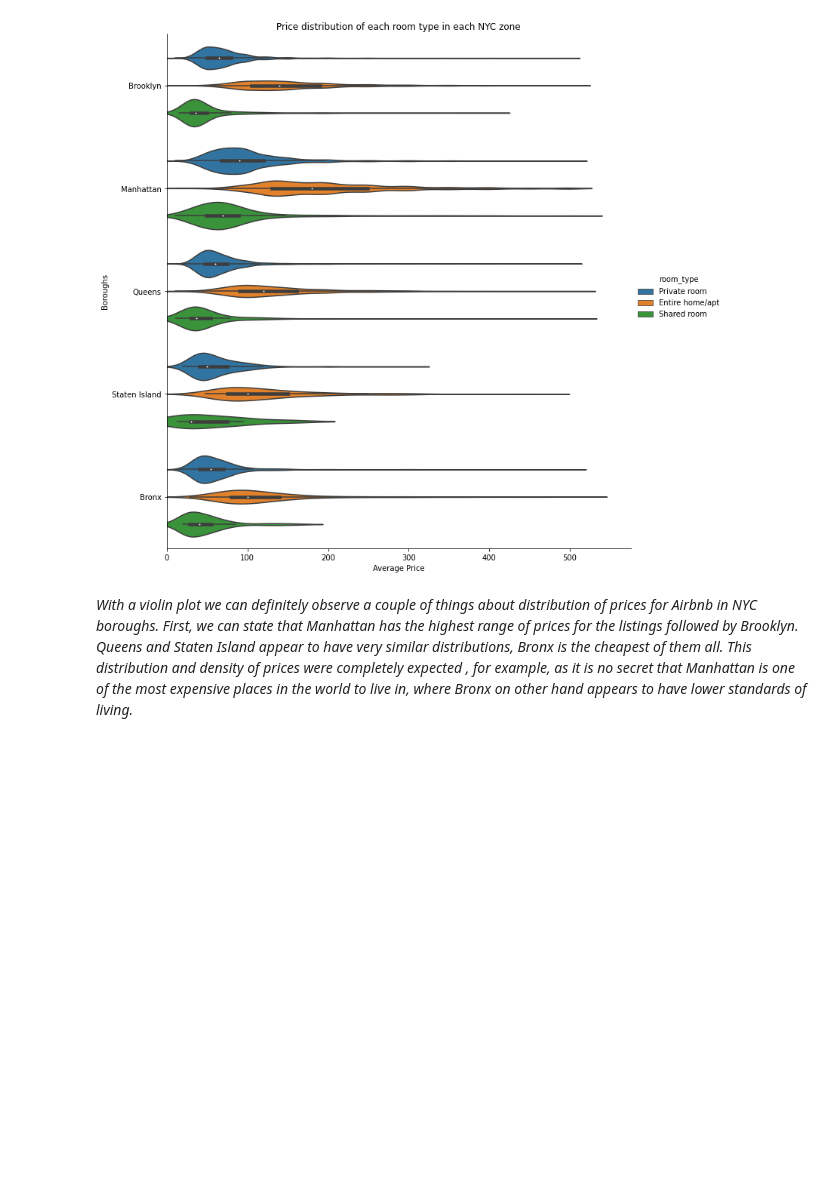
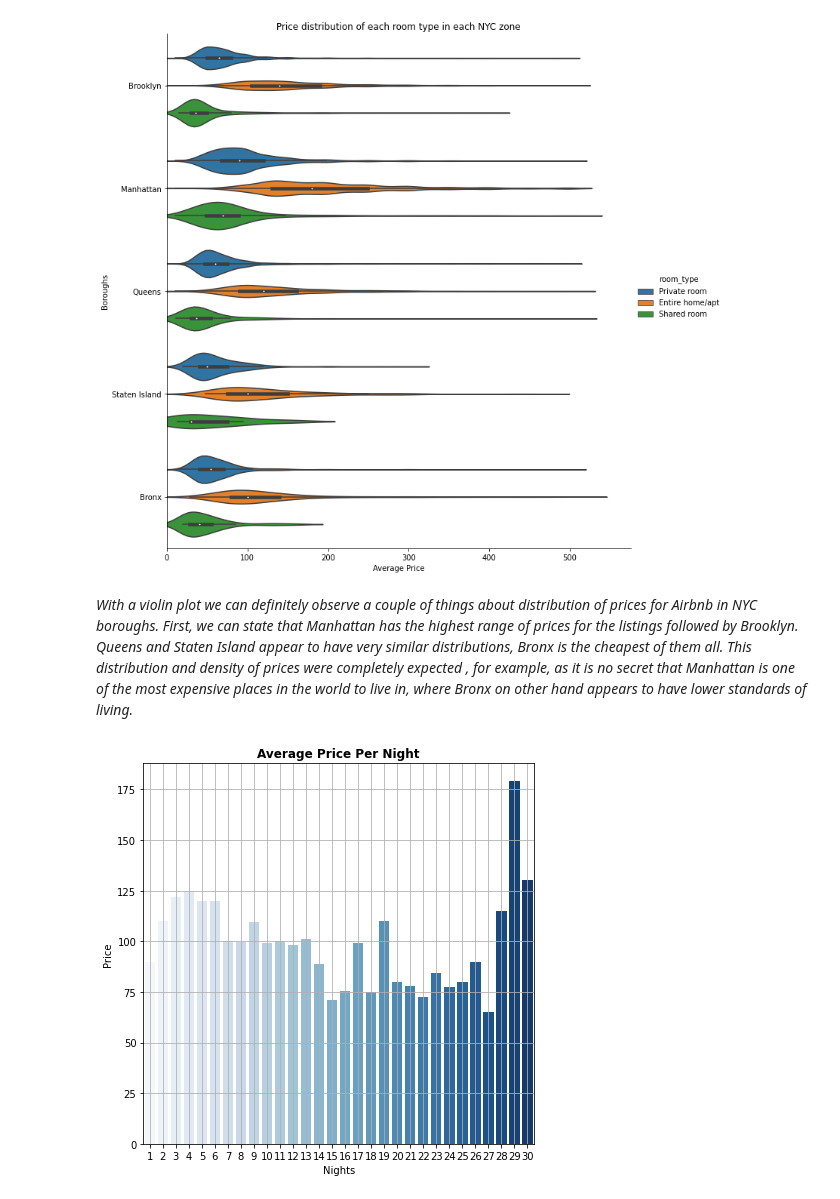
Before and after one commit to amritxk/airbnb-data-analysis, a Jupyter notebook: Amrit_keshri_{Airbnb_Bookings_Analysis}_Capstone_Project.ipynb, the cells around one changed output. Saved outputs shown, nothing was run; the diff lists cells and outputs as text; code cells hidden in the pictures; blank space fills up the shorter version.

```diff
--- a/Amrit_keshri_{Airbnb_Bookings_Analysis}_Capstone_Project.ipynb
+++ b/Amrit_keshri_{Airbnb_Bookings_Analysis}_Capstone_Project.ipynb
@@ -437,3 +437,14 @@ plt.show()
 [figure]
 # %% [markdown]
 *With a violin plot we can definitely observe a couple of things about distribution of prices for Airbnb in NYC boroughs. First, we can state that Manhattan has the highest range of prices for the listings followed by Brooklyn. Queens and Staten Island appear to have very similar distributions, Bronx is the cheapest of them all. This distribution and density of prices were completely expected , for example, as it is no secret that Manhattan is one of the most expensive places in the world to live in, where Bronx on other hand appears to have lower standards of living.*
+# %%
+minimum_night_df=airbnb_copy[(airbnb_copy['minimum_nights'] <= 30) & (airbnb_copy['minimum_nights'] > 0)].groupby(['minimum_nights'])['price'].median().reset_index()
+# %%
+plt.figure(figsize = (7,7))
+plt_6=sns.barplot(x="minimum_nights" , y="price", data =minimum_night_df, palette= 'Blues')
+plt_6.set_title('Average Price Per Night', fontdict = {'size': 12, 'weight':'bold'})
+plt_6.set_xlabel('Nights', fontdict = {'size': 10})
+plt_6.set_ylabel('Price',fontdict = {'size': 10})
+plt.grid(True)
+# %% [output]
+[figure, added]
```
Also changed, not shown: parts of 3 cells of this notebook.
